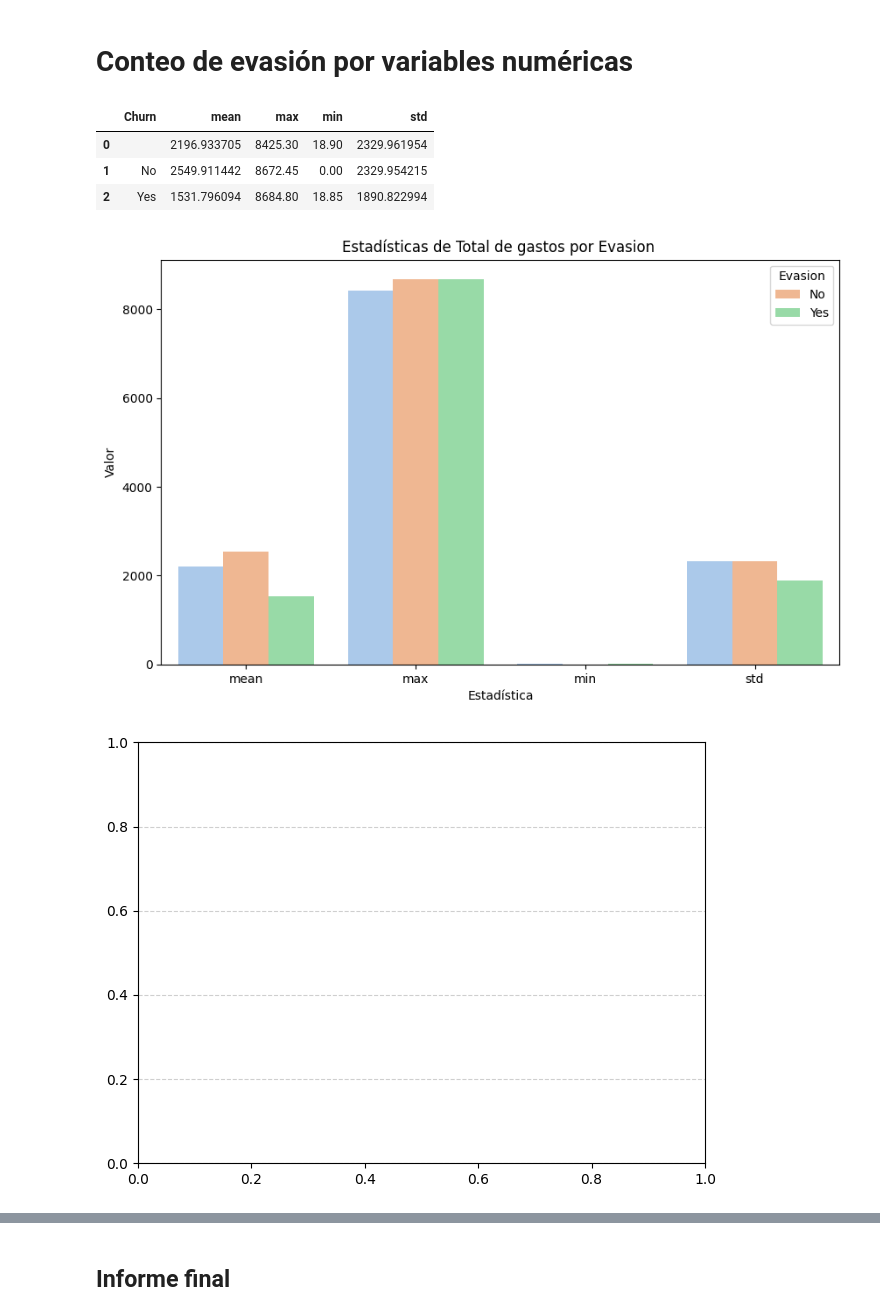
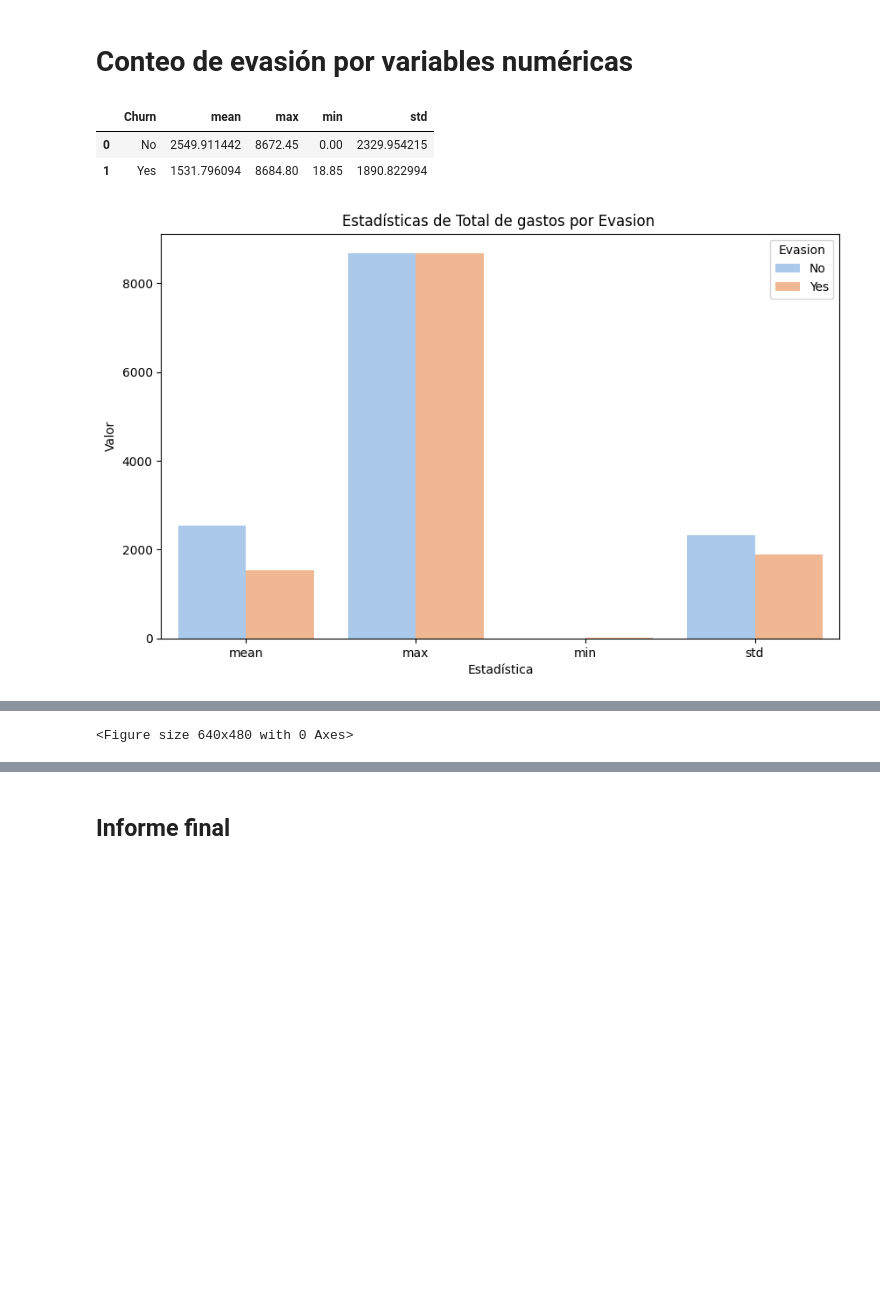
Before and after one commit to 25071983/DESAFIO-PYTHON, a Jupyter notebook: Challenge_ONE_Data_Science_Telecom_X.ipynb, the cells around one changed output, grey strips where cells are left out. Cells and saved outputs as stored; diff of their text form; code cells hidden in the pictures; blank space fills up the shorter version.

```diff
--- a/Challenge_ONE_Data_Science_Telecom_X.ipynb
+++ b/Challenge_ONE_Data_Science_Telecom_X.ipynb
@@ -539,3 +539,8 @@ df['Churn'].value_counts()
 | Yes | 1869 |
 |  | 224 |
 dtype: int64
+# %%
+## Dado que se observa que existen registros sin churn definidos estos registros seran eliminados
+
+
+df = df[df['Churn'].notna() & (df['Churn'] != '')]
@@ -626,23 +654,21 @@ agrupado = df.groupby('Churn')['Charges.Total'].agg(['mean', 'max', 'min', 'std'
 agrupado
 # %% [output]
 |  | Churn | mean | max | min | std |
-| 0 |  | 2196.933705 | 8425.30 | 18.90 | 2329.961954 |
-| 1 | No | 2549.911442 | 8672.45 | 0.00 | 2329.954215 |
-| 2 | Yes | 1531.796094 | 8684.80 | 18.85 | 1890.822994 |
+| 0 | No | 2549.911442 | 8672.45 | 0.00 | 2329.954215 |
+| 1 | Yes | 1531.796094 | 8684.80 | 18.85 | 1890.822994 |
 # %%
 df_melt = agrupado.melt(id_vars='Churn', var_name='Estadística', value_name='Valor')
 # %%
-plt.figure(figsize=(10, 6))
+lt.figure(figsize=(10, 6))
 sns.barplot(data=df_melt, x='Estadística', y='Valor', hue='Churn', palette='pastel')
 
 plt.title('Estadísticas de Total de gastos por Evasion ')
 plt.ylabel('Valor')
 plt.xlabel('Estadística')
 plt.legend(title='Evasion')
 plt.show()
-plt.grid(axis='y', linestyle='--', alpha=0.6)
-plt.tight_layout()
-plt.show()
+plt.savefig('Estadísticas de Total de gastos por Evasion.png', dpi=300)
+
+files.download('Estadísticas de Total de gastos por Evasion.png')
 # %% [output]
-[figure, old version]
+[figure, new version]
-[figure, removed]
@@ -649,3 +677,4 @@ plt.show()
+<Figure size 640x480 with 0 Axes>
 # %%
 df_filtrado = df[df['Churn'].notna() & (df['Churn'] != '')]
 # %%
```
Also changed, not shown: parts of 22 cells of this notebook.
